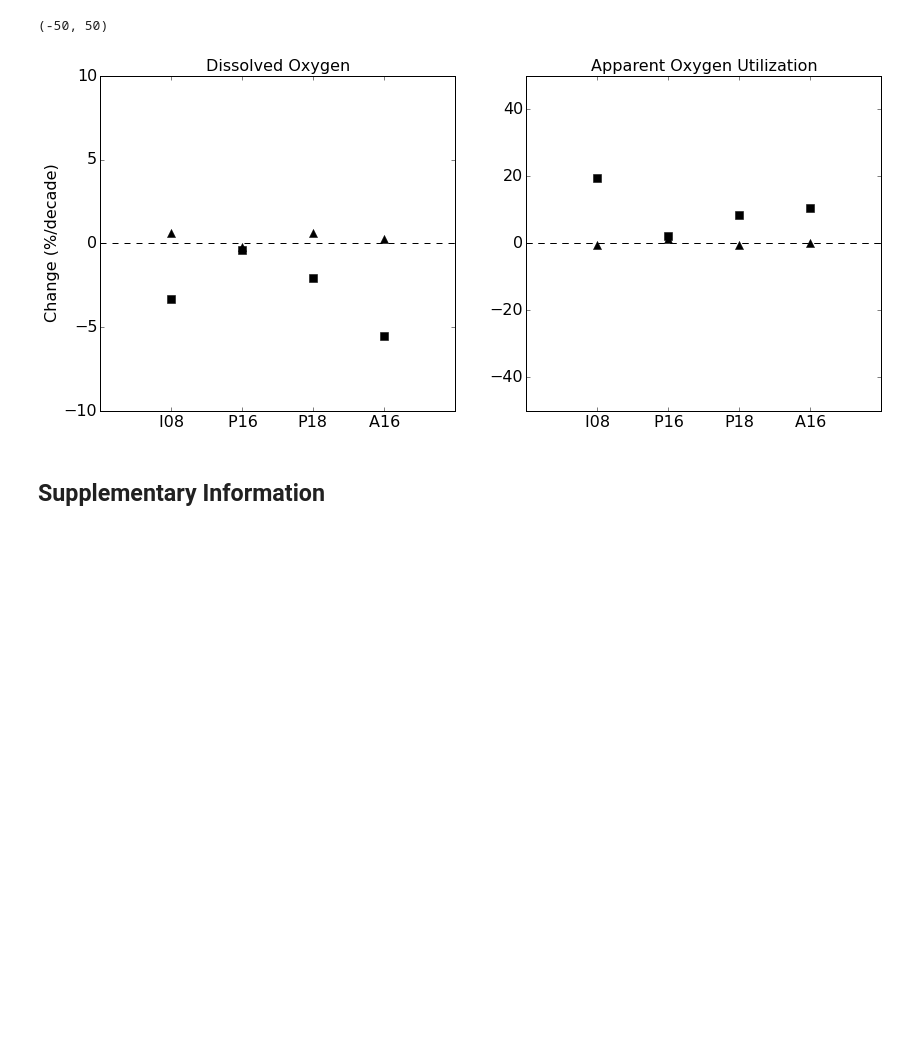
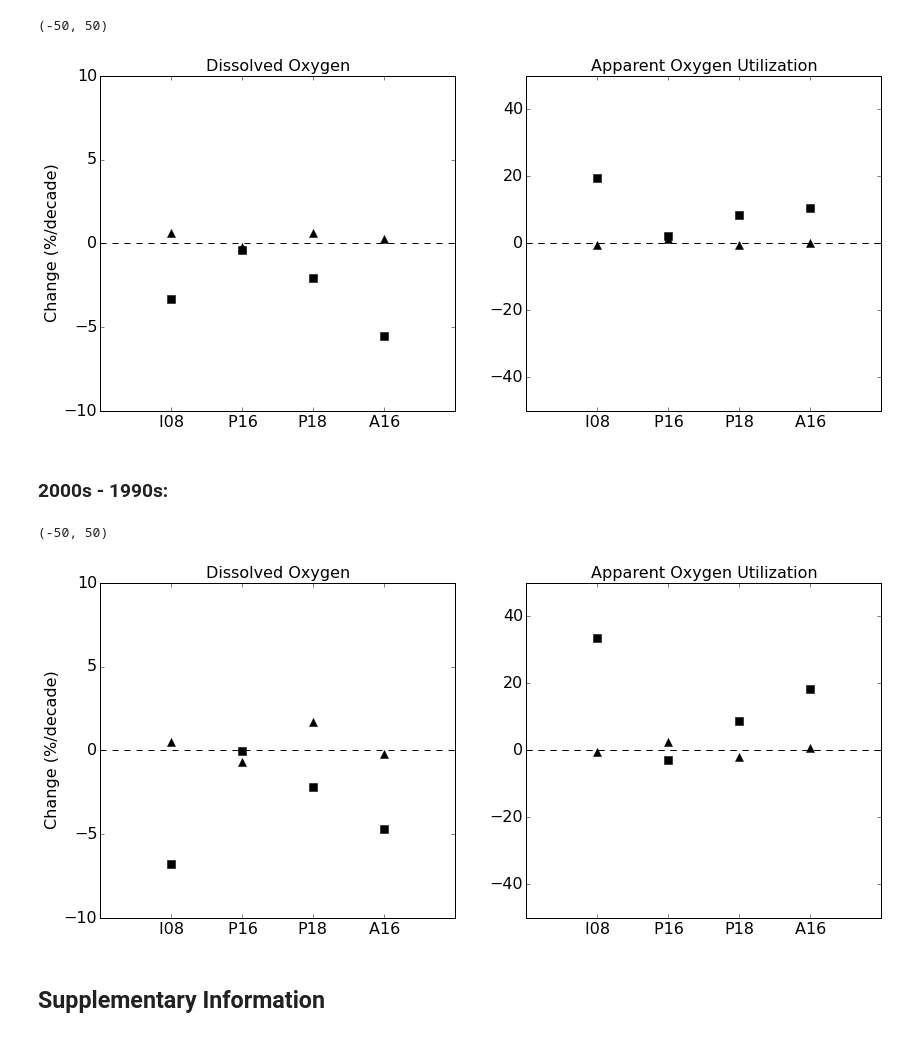
Before and after one commit to jthom143/age_oxygen_project, a Jupyter notebook: code/Southern_Ocean_Oxygen_Trends.ipynb, the cells around one changed output. Saved outputs shown, nothing was run; the diff lists cells and outputs as text; code cells hidden in the pictures; blank space fills up the shorter version.

Commit message:
added additional figure

```diff
--- a/code/Southern_Ocean_Oxygen_Trends.ipynb
+++ b/code/Southern_Ocean_Oxygen_Trends.ipynb
@@ -294,6 +296,83 @@ plt.ylim([-50, 50])
 # %% [output]
 (-50, 50)
 [figure]
+# %% [markdown]
+### 2000s - 1990s:
+# %%
+fig = plt.figure(figsize=(14,6))
+
+data_total     = [((o2_samw_mean['I08_2005'] - o2_samw_mean['I08_1994'])/o2_samw_mean['I08_1994']),
+              ((o2_samw_mean['P16_2005'] - o2_samw_mean['P16_1990'])/o2_samw_mean['P16_1990']),
+              ((o2_samw_mean['P18_2007'] - o2_samw_mean['P18_1994'])/o2_samw_mean['P18_1994']),
+              ((o2_samw_mean['A16_2005'] - o2_samw_mean['A16_1989'])/o2_samw_mean['A16_1989']),
+              ((o2_aabw_mean['I08_2005'] - o2_aabw_mean['I08_1994'])/o2_aabw_mean['I08_1994']),
+              ((o2_aabw_mean['P16_2005'] - o2_aabw_mean['P16_1990'])/o2_aabw_mean['P16_1990']),
+              ((o2_aabw_mean['P18_2007'] - o2_aabw_mean['P18_1994'])/o2_aabw_mean['P18_1994']),
+              ((o2_aabw_mean['A16_2005'] - o2_aabw_mean['A16_1989'])/o2_aabw_mean['A16_1989'])
+              ]
+
+
+data_aou   = [((o2_aou_samw['I08_2005'] - o2_aou_samw['I08_1994'])/o2_aou_samw['I08_1994']),
+              ((o2_aou_samw['P16_2005'] - o2_aou_samw['P16_1990'])/o2_aou_samw['P16_1990']),
+              ((o2_aou_samw['P18_2007'] - o2_aou_samw['P18_1994'])/o2_aou_samw['P18_1994']),
+              ((o2_aou_samw['A16_2005'] - o2_aou_samw['A16_1989'])/o2_aou_samw['A16_1989']),
+              ((o2_aou_aabw['I08_2005'] - o2_aou_aabw['I08_1994'])/o2_aou_aabw['I08_1994']),
+              ((o2_aou_aabw['P16_2005'] - o2_aou_aabw['P16_1990'])/o2_aou_aabw['P16_1990']),
+              ((o2_aou_aabw['P18_2007'] - o2_aou_aabw['P18_1994'])/o2_aou_aabw['P18_1994']),
+              ((o2_aou_aabw['A16_2005'] - o2_aou_aabw['A16_1989'])/o2_aou_aabw['A16_1989'])
+              ]
+
+
+
+
+N = 5
+ind = np.arange(N)
+ms=8
+space = 0.15
+labels = [ ' ','I08 ', 'P16 ', 'P18', 'A16 ']
+fs = 16
+plt.subplot(1,2,1)
+plt.plot(1, data_total[0]*100, marker='s', color='black',markersize=ms,ls='')
+plt.plot(2, data_total[1]*100, marker='s', color='black',markersize=ms,ls='')
+plt.plot(3, data_total[2]*100, marker='s', color='black',markersize=ms,ls='')
+plt.plot(4, data_total[3]*100, marker='s', color='black',markersize=ms,ls='')
+
+plt.plot(1, data_total[4]*100, marker='^', color='black',markersize=ms,ls='')
+plt.plot(2, data_total[5]*100, marker='^', color='black',markersize=ms,ls='')
+plt.plot(3, data_total[6]*100, marker='^', color='black',markersize=ms,ls='')
+plt.plot(4, data_total[7]*100, marker='^', color='black',markersize=ms,ls='')
+
+plt.axhline(0, ls = '--', color = 'k')
+plt.xticks(ind, labels, fontsize = fs)
+plt.yticks(fontsize = 16)
+plt.xlim([0, 5])
+plt.ylim([-10, 10])
+plt.ylabel('Change (%/decade)', fontsize = 16)
+plt.title('Dissolved Oxygen', fontsize = 16)
+
+
+
+plt.subplot(1,2,2)
+plt.title('Apparent Oxygen Utilization', fontsize = 16)
+plt.axhline(0, ls = '--', color = 'k')
+
+plt.plot(1, data_aou[0]*100, marker='s', color='black',markersize=ms,ls='')
+plt.plot(2, data_aou[1]*100, marker='s', color='black',markersize=ms,ls='')
+plt.plot(3, data_aou[2]*100, marker='s', color='black',markersize=ms,ls='')
+plt.plot(4, data_aou[3]*100, marker='s', color='black',markersize=ms,ls='')
+
+plt.plot(1, data_aou[4]*100, marker='^', color='black',markersize=ms,ls='')
+plt.plot(2, data_aou[5]*100, marker='^', color='black',markersize=ms,ls='')
+plt.plot(3, data_aou[6]*100, marker='^', color='black',markersize=ms,ls='')
+plt.plot(4, data_aou[7]*100, marker='^', color='black',markersize=ms,ls='')
+plt.axhline(0, ls = '--', color = 'k')
+plt.xticks(ind, labels, fontsize = fs)
+plt.yticks(fontsize = 16)
+plt.xlim([0, 5])
+plt.ylim([-50, 50])
+# %% [output]
+(-50, 50)
+[figure, added]
 # %% [markdown]
 ## Supplementary Information
 # %% [markdown]
```
Also changed, not shown: parts of 1 cell of this notebook.
